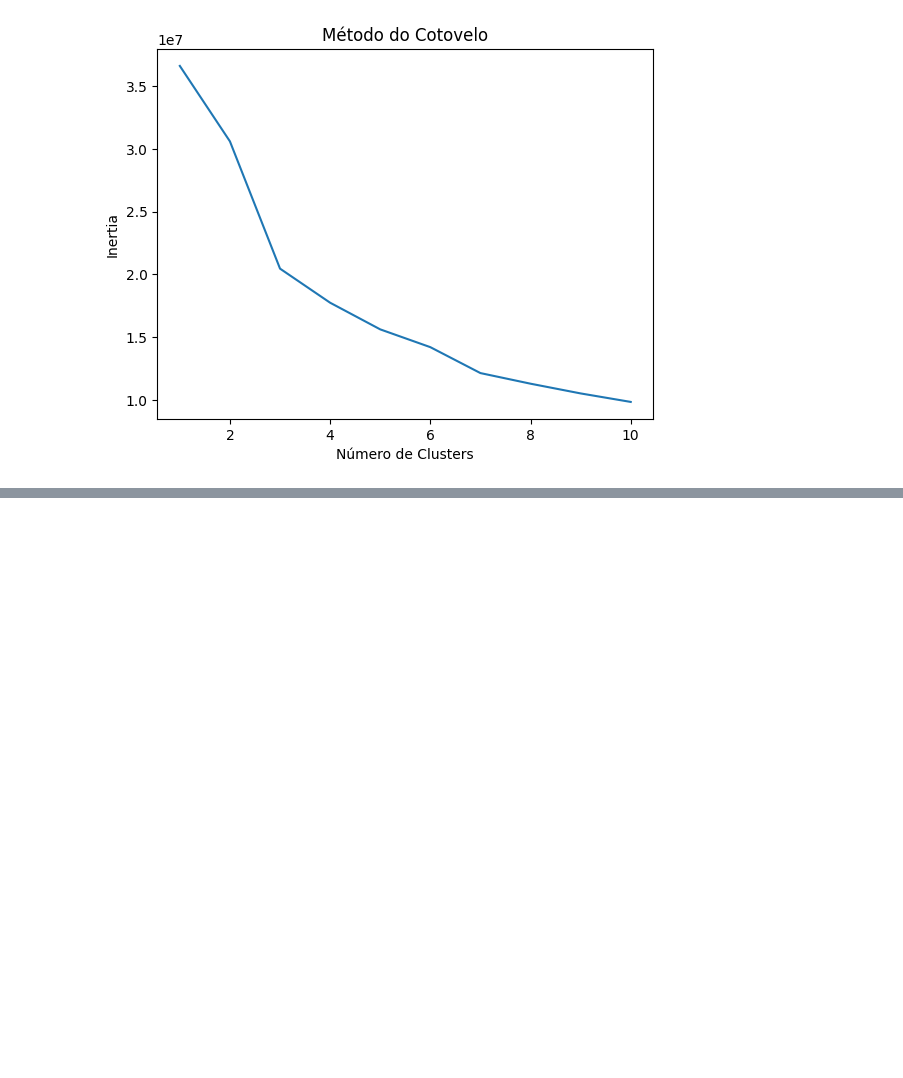
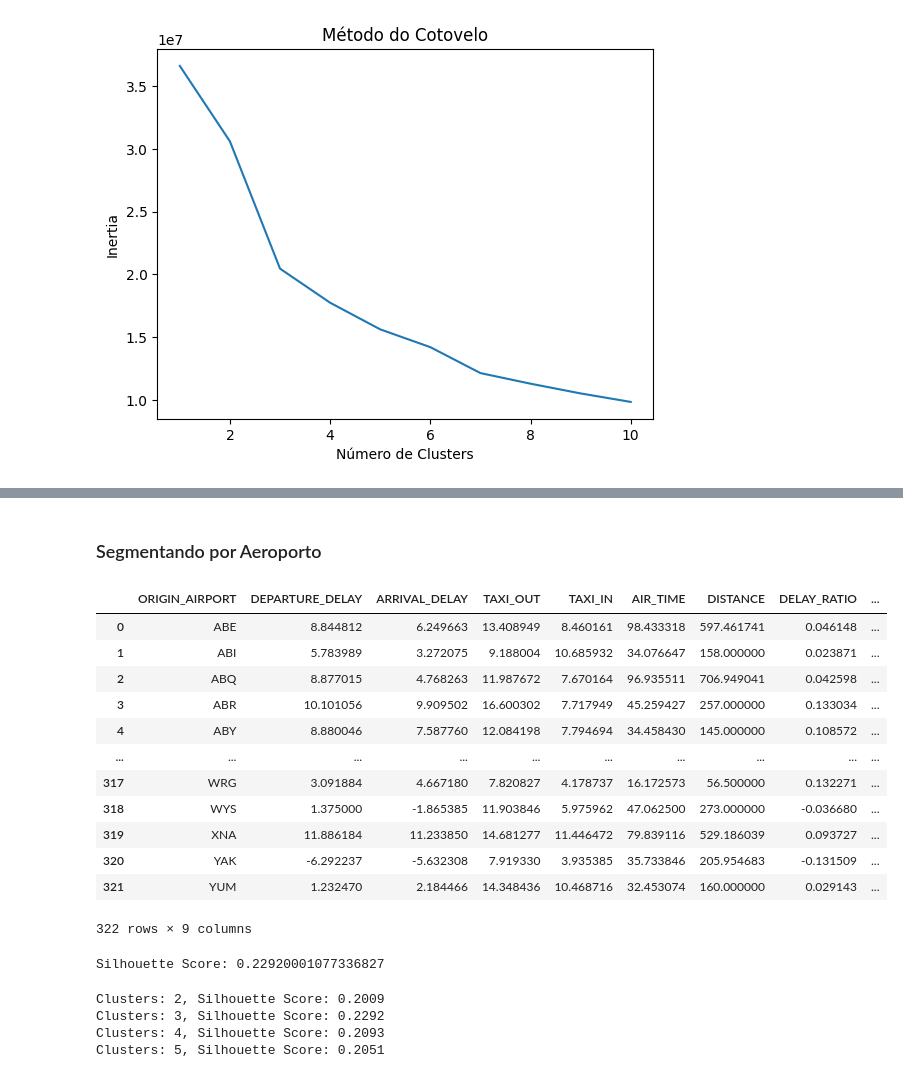
Before and after one commit to vinisouz4/FIAP_projeto_Fase_3, a Jupyter notebook: src/notebooks/treinamento_nao_supervisionado.ipynb, the cells around one changed output, grey strips where cells are left out. Saved outputs shown, nothing was run; the diff lists cells and outputs as text; code cells hidden in the pictures; blank space fills up the shorter version.

```diff
--- a/src/notebooks/treinamento_nao_supervisionado.ipynb
+++ b/src/notebooks/treinamento_nao_supervisionado.ipynb
@@ -119,0 +144,2 @@ print("Silhouette Score:", score)
+# %% [markdown]
+### Segmentando por Aeroporto
@@ -119,0 +157,16 @@ print("Silhouette Score:", score)
+# %%
+df_airport
+# %% [output]
+|  | ORIGIN_AIRPORT | DEPARTURE_DELAY | ARRIVAL_DELAY | TAXI_OUT | TAXI_IN | AIR_TIME | DISTANCE | DELAY_RATIO | ... |
+| 0 | ABE | 8.844812 | 6.249663 | 13.408949 | 8.460161 | 98.433318 | 597.461741 | 0.046148 | ... |
+| 1 | ABI | 5.783989 | 3.272075 | 9.188004 | 10.685932 | 34.076647 | 158.000000 | 0.023871 | ... |
+| 2 | ABQ | 8.877015 | 4.768263 | 11.987672 | 7.670164 | 96.935511 | 706.949041 | 0.042598 | ... |
+| 3 | ABR | 10.101056 | 9.909502 | 16.600302 | 7.717949 | 45.259427 | 257.000000 | 0.133034 | ... |
+| 4 | ABY | 8.880046 | 7.587760 | 12.084198 | 7.794694 | 34.458430 | 145.000000 | 0.108572 | ... |
+| ... | ... | ... | ... | ... | ... | ... | ... | ... | ... |
+| 317 | WRG | 3.091884 | 4.667180 | 7.820827 | 4.178737 | 16.172573 | 56.500000 | 0.132271 | ... |
+| 318 | WYS | 1.375000 | -1.865385 | 11.903846 | 5.975962 | 47.062500 | 273.000000 | -0.036680 | ... |
+| 319 | XNA | 11.886184 | 11.233850 | 14.681277 | 11.446472 | 79.839116 | 529.186039 | 0.093727 | ... |
+| 320 | YAK | -6.292237 | -5.632308 | 7.919330 | 3.935385 | 35.733846 | 205.954683 | -0.131509 | ... |
+| 321 | YUM | 1.232470 | 2.184466 | 14.348436 | 10.468716 | 32.453074 | 160.000000 | 0.029143 | ... |
+322 rows × 9 columns
@@ -119,0 +176,26 @@ print("Silhouette Score:", score)
+# %%
+# Tentnado com 3 clusters e avaliando o silhouette score
+
+kmeans = KMeans(n_clusters=3, random_state=42)
+clusters = kmeans.fit_predict(X_scaled)
+
+score = silhouette_score(X_scaled, clusters)
+
+df_airport['cluster'] = clusters
+
+print("Silhouette Score:", score)
+# %% [output]
+Silhouette Score: 0.22920001077336827
+# %%
+for i in range(2, 6):
+    kmeans = KMeans(n_clusters=i, random_state=42)
+    clusters = kmeans.fit_predict(X_scaled)
+
+    score = silhouette_score(X_scaled, clusters)
+
+    print(f"Clusters: {i}, Silhouette Score: {score:.4f}")
+# %% [output]
+Clusters: 2, Silhouette Score: 0.2009
+Clusters: 3, Silhouette Score: 0.2292
+Clusters: 4, Silhouette Score: 0.2093
+Clusters: 5, Silhouette Score: 0.2051
```
Also changed, not shown: parts of 10 cells of this notebook.
